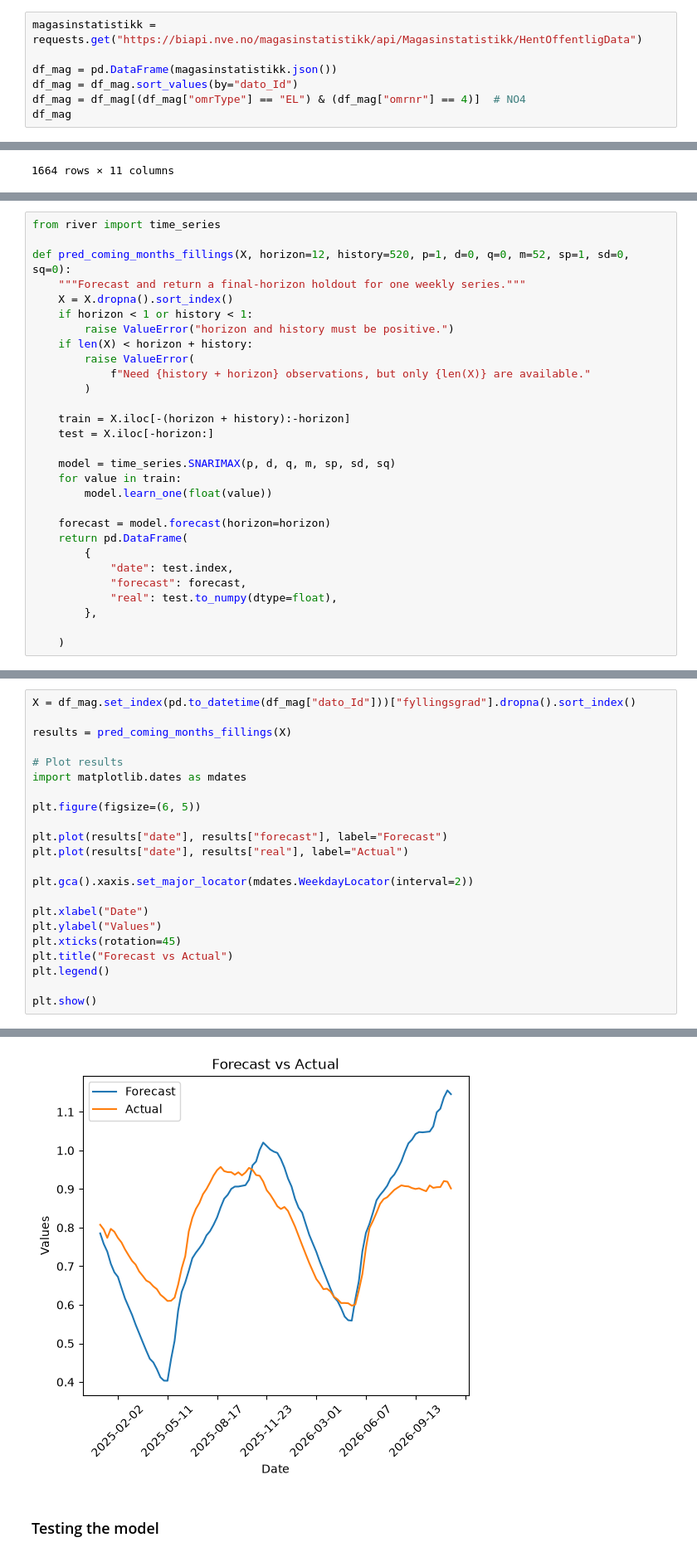
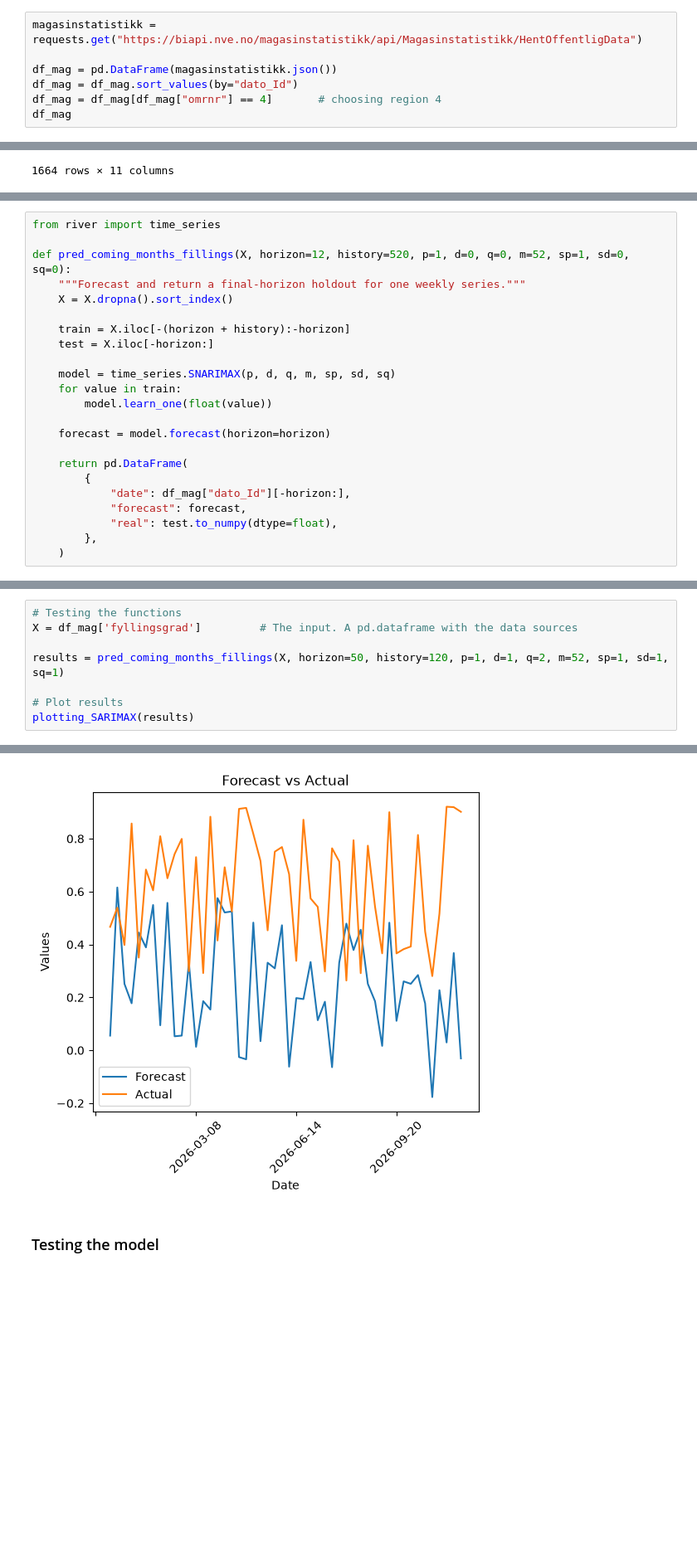
Before and after one commit to ChristianAronVea/IND320-Vea, a Jupyter notebook: Notebooks/Part4.ipynb, the cells around one changed output, grey strips where cells are left out. Shown at 83% size. Drawn from its saved outputs; the diff is of its cells as text; blank space fills up the shorter version.

Commit message:
ASS4: Testing finished and explained

```diff
--- a/Notebooks/Part4.ipynb
+++ b/Notebooks/Part4.ipynb
@@ -86,7 +87,7 @@ magasinstatistikk = requests.get("https://biapi.nve.no/magasinstatistikk/api/Mag
 
 df_mag = pd.DataFrame(magasinstatistikk.json())
 df_mag = df_mag.sort_values(by="dato_Id")
-df_mag = df_mag[(df_mag["omrType"] == "EL") & (df_mag["omrnr"] == 4)]  # NO4
+df_mag = df_mag[df_mag["omrnr"] == 4]       # choosing region 4
 df_mag
 # %% [output]
 |  | dato_Id | omrType | omrnr | iso_aar | iso_uke | fyllingsgrad | kapasitet_TWh | fylling_TWh | ... |
@@ -108,12 +111,6 @@ from river import time_series
 def pred_coming_months_fillings(X, horizon=12, history=520, p=1, d=0, q=0, m=52, sp=1, sd=0, sq=0):
     """Forecast and return a final-horizon holdout for one weekly series."""
     X = X.dropna().sort_index()
-    if horizon < 1 or history < 1:
-        raise ValueError("horizon and history must be positive.")
-    if len(X) < horizon + history:
-        raise ValueError(
-            f"Need {history + horizon} observations, but only {len(X)} are available."
-        )
 
     train = X.iloc[-(horizon + history):-horizon]
     test = X.iloc[-horizon:]
@@ -123,12 +120,12 @@ def pred_coming_months_fillings(X, horizon=12, history=520, p=1, d=0, q=0, m=52,
         model.learn_one(float(value))
 
     forecast = model.forecast(horizon=horizon)
+
     return pd.DataFrame(
         {
-            "date": test.index,
+            "date": df_mag["dato_Id"][-horizon:],
             "forecast": forecast,
             "real": test.to_numpy(dtype=float),
         },
-
     )
 # %%
@@ -154,23 +149,9 @@ SyntaxError: incomplete input (575672189.py, line 1)
 # %%
-X = df_mag.set_index(pd.to_datetime(df_mag["dato_Id"]))["fyllingsgrad"].dropna().sort_index()
+# Testing the functions
+X = df_mag['fyllingsgrad']         # The input. A pd.dataframe with the data sources
 
-results = pred_coming_months_fillings(X)
+results = pred_coming_months_fillings(X, horizon=50, history=120, p=1, d=1, q=2, m=52, sp=1, sd=1, sq=1)
 
 # Plot results
-import matplotlib.dates as mdates
-
-plt.figure(figsize=(6, 5))
-
-plt.plot(results["date"], results["forecast"], label="Forecast")
-plt.plot(results["date"], results["real"], label="Actual")
-
-plt.gca().xaxis.set_major_locator(mdates.WeekdayLocator(interval=2))
-
-plt.xlabel("Date")
-plt.ylabel("Values")
-plt.xticks(rotation=45)
-plt.title("Forecast vs Actual")
-plt.legend()
-
-plt.show()
+plotting_SARIMAX(results)
 # %% [output]
@@ -178,3 +158,3 @@ MAE: 0.094515
-[figure, old version]
+[figure, new version]
 # %% [markdown]
 ### Testing the model
```
Also changed, not shown: parts of 16 cells of this notebook.
